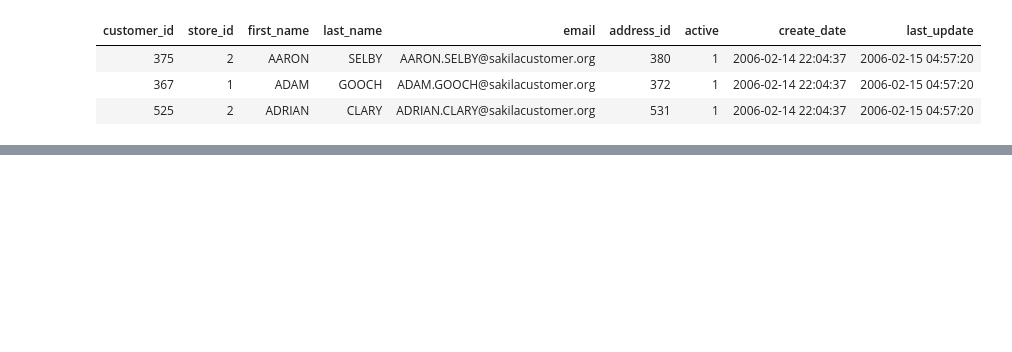
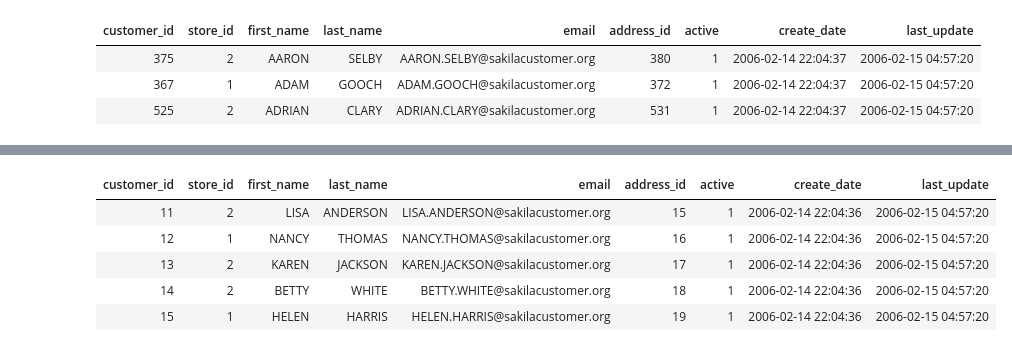
Before and after one commit to KaiLynn99/python_alone, a Jupyter notebook: 2026 7月/7.13 (17日目)/7) SELECT文 (ORDER BY句、LIMIT句).ipynb, the cells around one changed output, grey strips where cells are left out. Saved outputs shown, nothing was run; the diff lists cells and outputs as text; code cells hidden in the pictures; blank space fills up the shorter version.

```diff
--- a/2026 7月/7.13 (17日目)/7) SELECT文 (ORDER BY句、LIMIT句).ipynb
+++ b/2026 7月/7.13 (17日目)/7) SELECT文 (ORDER BY句、LIMIT句).ipynb
@@ -96,0 +146,15 @@ LIMIT 5;
+# %%
+%%sql
+
+-- 同じ表現（OFFSETキーワードを使用）
+SELECT *
+FROM customer
+ORDER BY customer_id
+LIMIT 5 OFFSET 10;
+# %% [output]
+| customer_id | store_id | first_name | last_name | email | address_id | active | create_date | last_update |
+| 11 | 2 | LISA | ANDERSON | LISA.ANDERSON@sakilacustomer.org | 15 | 1 | 2006-02-14 22:04:36 | 2006-02-15 04:57:20 |
+| 12 | 1 | NANCY | THOMAS | NANCY.THOMAS@sakilacustomer.org | 16 | 1 | 2006-02-14 22:04:36 | 2006-02-15 04:57:20 |
+| 13 | 2 | KAREN | JACKSON | KAREN.JACKSON@sakilacustomer.org | 17 | 1 | 2006-02-14 22:04:36 | 2006-02-15 04:57:20 |
+| 14 | 2 | BETTY | WHITE | BETTY.WHITE@sakilacustomer.org | 18 | 1 | 2006-02-14 22:04:36 | 2006-02-15 04:57:20 |
+| 15 | 1 | HELEN | HARRIS | HELEN.HARRIS@sakilacustomer.org | 19 | 1 | 2006-02-14 22:04:36 | 2006-02-15 04:57:20 |
```
Also changed, not shown: parts of 13 cells of this notebook, 3 other files.
